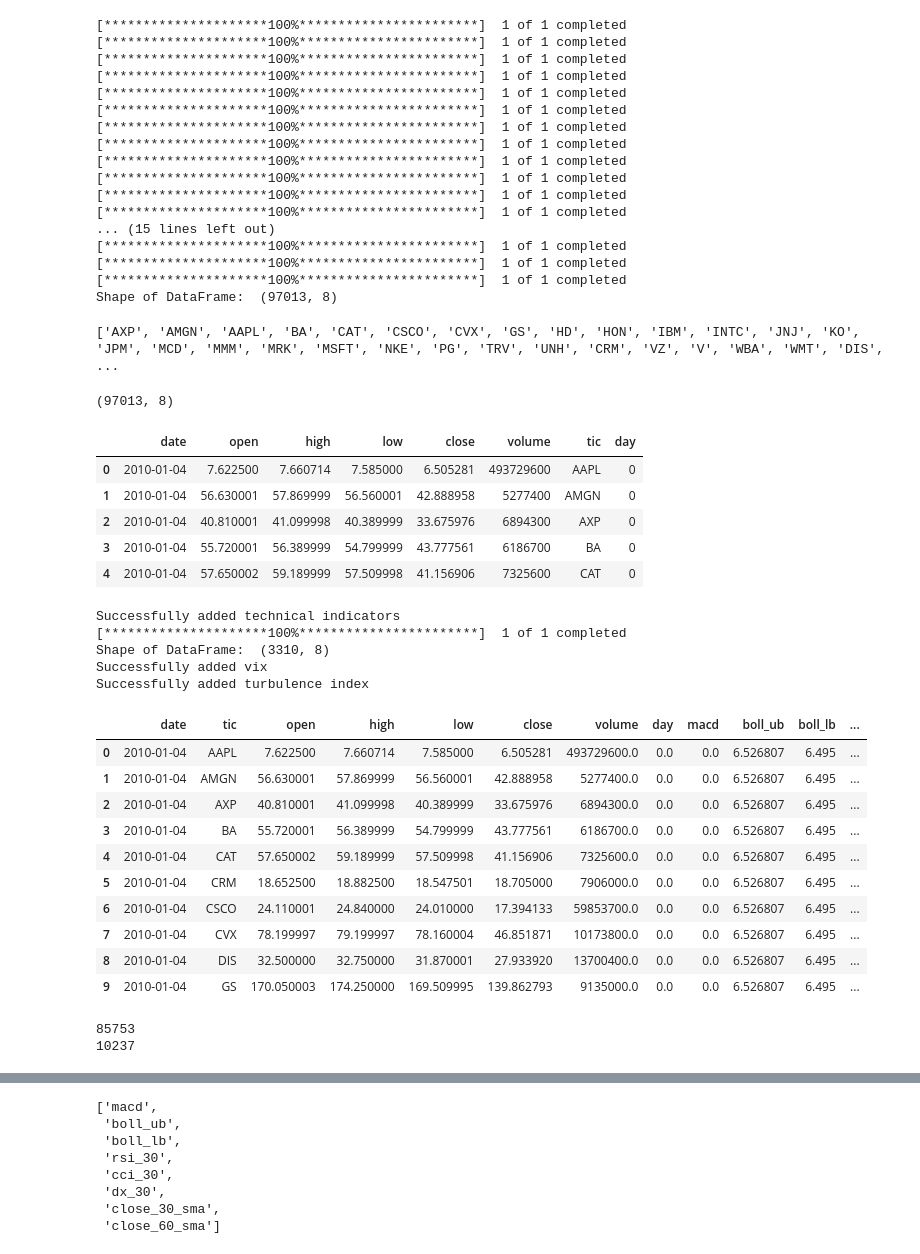
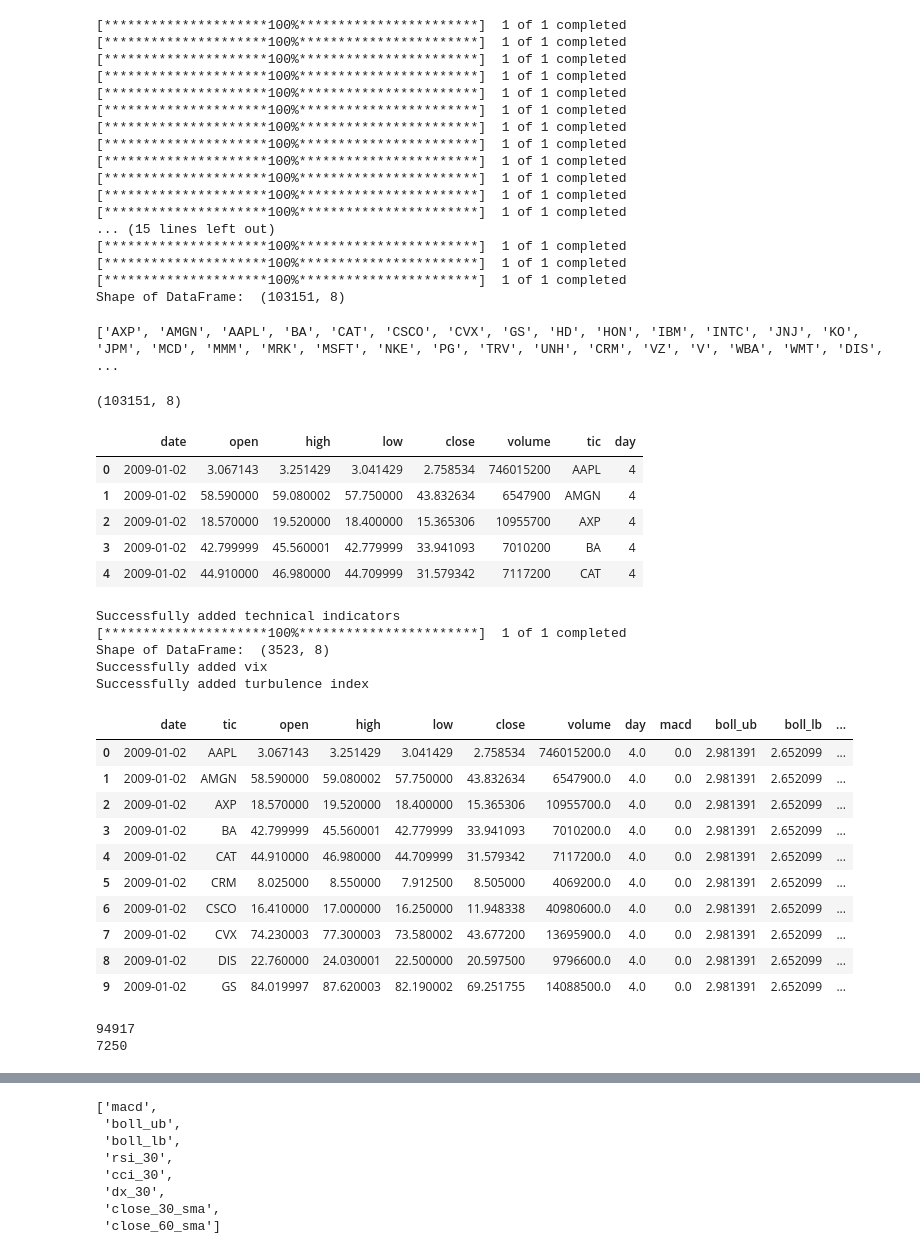
Before and after one commit to CodeArchitecture/FinRL, a Jupyter notebook: Stock_NeurIPS2018_SB3.ipynb, the cells around one changed output, grey strips where cells are left out. Drawn from its saved outputs; the diff is of its cells as text; code cells hidden in the pictures.

```diff
--- a/Stock_NeurIPS2018_SB3.ipynb
+++ b/Stock_NeurIPS2018_SB3.ipynb
@@ -76,8 +53,8 @@ TRAIN_END_DATE
 # %%
-TRAIN_START_DATE = '2010-01-01'
-TRAIN_END_DATE = '2021-10-01'
-TRADE_START_DATE = '2021-10-01'
-TRADE_END_DATE = '2023-03-01'
+TRAIN_START_DATE = '2009-01-01'
+TRAIN_END_DATE = '2022-01-01'
+TRADE_START_DATE = '2022-01-01'
+TRADE_END_DATE = '2023-01-01'
 # %%
 df = YahooDownloader(start_date = TRAIN_START_DATE,
                      end_date = TRADE_END_DATE,
@@ -99,7 +76,7 @@ df = YahooDownloader(start_date = TRAIN_START_DATE,
 [*********************100%***********************]  1 of 1 completed
 [*********************100%***********************]  1 of 1 completed
 [*********************100%***********************]  1 of 1 completed
-Shape of DataFrame:  (97013, 8)
+Shape of DataFrame:  (103151, 8)
 # %%
 print(config_tickers.DOW_30_TICKER)
 # %% [output]
@@ -107,16 +84,16 @@ print(config_tickers.DOW_30_TICKER)
 # %%
 df.shape
 # %% [output]
-(97013, 8)
+(103151, 8)
 # %%
 df.sort_values(['date','tic'],ignore_index=True).head()
 # %% [output]
 |  | date | open | high | low | close | volume | tic | day |
-| 0 | 2010-01-04 | 7.622500 | 7.660714 | 7.585000 | 6.505281 | 493729600 | AAPL | 0 |
-| 1 | 2010-01-04 | 56.630001 | 57.869999 | 56.560001 | 42.888958 | 5277400 | AMGN | 0 |
-| 2 | 2010-01-04 | 40.810001 | 41.099998 | 40.389999 | 33.675976 | 6894300 | AXP | 0 |
-| 3 | 2010-01-04 | 55.720001 | 56.389999 | 54.799999 | 43.777561 | 6186700 | BA | 0 |
-| 4 | 2010-01-04 | 57.650002 | 59.189999 | 57.509998 | 41.156906 | 7325600 | CAT | 0 |
+| 0 | 2009-01-02 | 3.067143 | 3.251429 | 3.041429 | 2.758534 | 746015200 | AAPL | 4 |
+| 1 | 2009-01-02 | 58.590000 | 59.080002 | 57.750000 | 43.832634 | 6547900 | AMGN | 4 |
+| 2 | 2009-01-02 | 18.570000 | 19.520000 | 18.400000 | 15.365306 | 10955700 | AXP | 4 |
+| 3 | 2009-01-02 | 42.799999 | 45.560001 | 42.779999 | 33.941093 | 7010200 | BA | 4 |
+| 4 | 2009-01-02 | 44.910000 | 46.980000 | 44.709999 | 31.579342 | 7117200 | CAT | 4 |
 # %%
 fe = FeatureEngineer(
                     use_technical_indicator=True,
@@ -129,7 +106,7 @@ processed = fe.preprocess_data(df)
 # %% [output]
 Successfully added technical indicators
 [*********************100%***********************]  1 of 1 completed
-Shape of DataFrame:  (3310, 8)
+Shape of DataFrame:  (3523, 8)
 Successfully added vix
 Successfully added turbulence index
 # %%
@@ -144,25 +121,25 @@ processed_full = processed_full.sort_values(['date','tic'])
 processed_full = processed_full.fillna(0)
 # %%
 processed_full.sort_values(['date','tic'],ignore_index=True).head(10)
-processed_full.to_csv('processed.csv')
+# processed_full.to_csv('processed.csv')
 # %% [output]
 |  | date | tic | open | high | low | close | volume | day | macd | boll_ub | boll_lb | ... |
-| 0 | 2010-01-04 | AAPL | 7.622500 | 7.660714 | 7.585000 | 6.505281 | 493729600.0 | 0.0 | 0.0 | 6.526807 | 6.495 | ... |
-| 1 | 2010-01-04 | AMGN | 56.630001 | 57.869999 | 56.560001 | 42.888958 | 5277400.0 | 0.0 | 0.0 | 6.526807 | 6.495 | ... |
-| 2 | 2010-01-04 | AXP | 40.810001 | 41.099998 | 40.389999 | 33.675976 | 6894300.0 | 0.0 | 0.0 | 6.526807 | 6.495 | ... |
-| 3 | 2010-01-04 | BA | 55.720001 | 56.389999 | 54.799999 | 43.777561 | 6186700.0 | 0.0 | 0.0 | 6.526807 | 6.495 | ... |
-| 4 | 2010-01-04 | CAT | 57.650002 | 59.189999 | 57.509998 | 41.156906 | 7325600.0 | 0.0 | 0.0 | 6.526807 | 6.495 | ... |
-| 5 | 2010-01-04 | CRM | 18.652500 | 18.882500 | 18.547501 | 18.705000 | 7906000.0 | 0.0 | 0.0 | 6.526807 | 6.495 | ... |
-| 6 | 2010-01-04 | CSCO | 24.110001 | 24.840000 | 24.010000 | 17.394133 | 59853700.0 | 0.0 | 0.0 | 6.526807 | 6.495 | ... |
-| 7 | 2010-01-04 | CVX | 78.199997 | 79.199997 | 78.160004 | 46.851871 | 10173800.0 | 0.0 | 0.0 | 6.526807 | 6.495 | ... |
-| 8 | 2010-01-04 | DIS | 32.500000 | 32.750000 | 31.870001 | 27.933920 | 13700400.0 | 0.0 | 0.0 | 6.526807 | 6.495 | ... |
-| 9 | 2010-01-04 | GS | 170.050003 | 174.250000 | 169.509995 | 139.862793 | 9135000.0 | 0.0 | 0.0 | 6.526807 | 6.495 | ... |
+| 0 | 2009-01-02 | AAPL | 3.067143 | 3.251429 | 3.041429 | 2.758534 | 746015200.0 | 4.0 | 0.0 | 2.981391 | 2.652099 | ... |
+| 1 | 2009-01-02 | AMGN | 58.590000 | 59.080002 | 57.750000 | 43.832634 | 6547900.0 | 4.0 | 0.0 | 2.981391 | 2.652099 | ... |
+| 2 | 2009-01-02 | AXP | 18.570000 | 19.520000 | 18.400000 | 15.365306 | 10955700.0 | 4.0 | 0.0 | 2.981391 | 2.652099 | ... |
+| 3 | 2009-01-02 | BA | 42.799999 | 45.560001 | 42.779999 | 33.941093 | 7010200.0 | 4.0 | 0.0 | 2.981391 | 2.652099 | ... |
+| 4 | 2009-01-02 | CAT | 44.910000 | 46.980000 | 44.709999 | 31.579342 | 7117200.0 | 4.0 | 0.0 | 2.981391 | 2.652099 | ... |
+| 5 | 2009-01-02 | CRM | 8.025000 | 8.550000 | 7.912500 | 8.505000 | 4069200.0 | 4.0 | 0.0 | 2.981391 | 2.652099 | ... |
+| 6 | 2009-01-02 | CSCO | 16.410000 | 17.000000 | 16.250000 | 11.948338 | 40980600.0 | 4.0 | 0.0 | 2.981391 | 2.652099 | ... |
+| 7 | 2009-01-02 | CVX | 74.230003 | 77.300003 | 73.580002 | 43.677200 | 13695900.0 | 4.0 | 0.0 | 2.981391 | 2.652099 | ... |
+| 8 | 2009-01-02 | DIS | 22.760000 | 24.030001 | 22.500000 | 20.597500 | 9796600.0 | 4.0 | 0.0 | 2.981391 | 2.652099 | ... |
+| 9 | 2009-01-02 | GS | 84.019997 | 87.620003 | 82.190002 | 69.251755 | 14088500.0 | 4.0 | 0.0 | 2.981391 | 2.652099 | ... |
 # %%
 train = data_split(processed_full, TRAIN_START_DATE,TRAIN_END_DATE)
 trade = data_split(processed_full, TRADE_START_DATE,TRADE_END_DATE)
 print(len(train))
 print(len(trade))
 # %% [output]
-85753
-10237
+94917
+7250
 # %%
```
Also changed, not shown: parts of 41 cells of this notebook, 2 other files.
